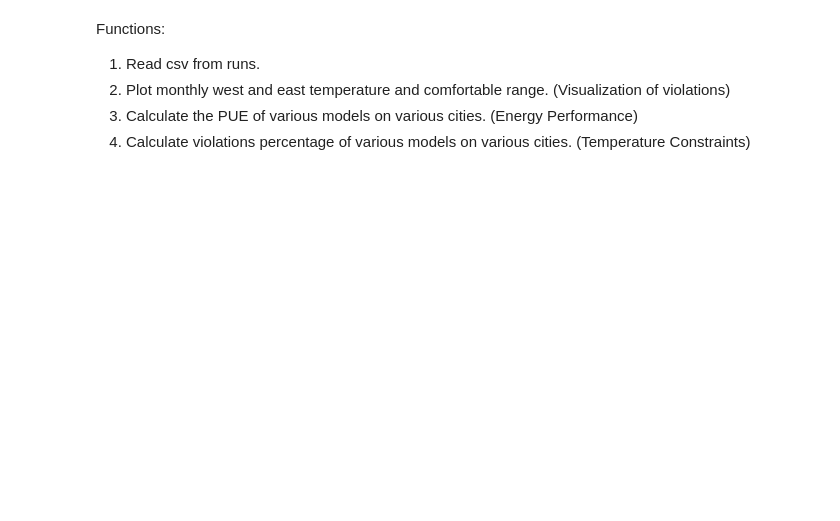
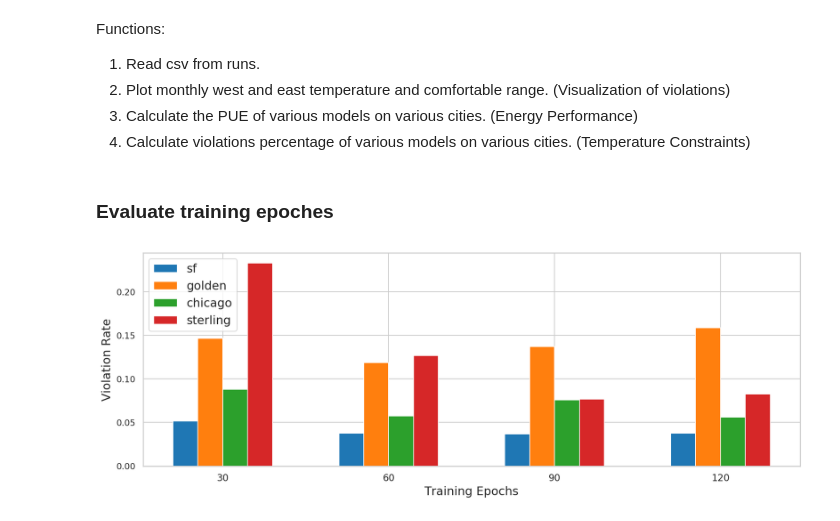
Before and after one commit to vermouth1992/mbrl-hvac, a Jupyter notebook: rl-testbed-for-energyplus/performance.ipynb, the cells around one changed output. Drawn from its saved outputs; the diff is of its cells as text; code cells hidden in the pictures; blank space fills up the shorter version.

Commit message:
figures

```diff
--- a/rl-testbed-for-energyplus/performance.ipynb
+++ b/rl-testbed-for-energyplus/performance.ipynb
@@ -47,3 +51,5 @@ Functions:
 2. Plot monthly west and east temperature and comfortable range. (Visualization of violations)
 3. Calculate the PUE of various models on various cities. (Energy Performance)
 4. Calculate violations percentage of various models on various cities. (Temperature Constraints)
+# %%
+cities = ['sf', 'golden', 'chicago', 'sterling']
@@ -49,0 +86,16 @@ Functions:
+# %%
+def violation_rate(data_frame, temperature_center=23.5, temperature_tolerance=1.5,
+                  start_index=0, num_days=30):
+    end_index = start_index + num_days
+    two_month = data_frame[start_index*96:end_index*96]
+    west_temperature = two_month['west_temperature'].values
+    east_temperature = two_month['east_temperature'].values
+    upper_bound = temperature_center + temperature_tolerance
+    lower_bound = temperature_center - temperature_tolerance
+    west_temp_violation = np.logical_or(west_temperature > upper_bound,
+                                        west_temperature < lower_bound)
+    east_temp_violations = np.logical_or(east_temperature > upper_bound,
+                                        east_temperature < lower_bound)
+    total_violations = np.logical_or(west_temp_violation, east_temp_violations)
+    violation_rate = np.sum(total_violations) / total_violations.shape[0]
+    return violation_rate
@@ -49,0 +120,30 @@ Functions:
+# %%
+def plot_bar(data, x_label, y_label, x_ticks, width=0.15, figsize=(15, 5)):
+    """
+    data: a dictionary map from 4 cities to data
+    """
+    fig, ax = plt.subplots(figsize=figsize)
+    ind = np.arange(len(data['sf']))
+    ax.bar(ind - width/2 * 3, data['sf'], width, label='sf')
+    ax.bar(ind - width/2, data['golden'], width, label='golden')
+    ax.bar(ind + width/2, data['chicago'], width, label='chicago')
+    ax.bar(ind + width/2 * 3, data['sterling'], width, label='sterling')
+    ax.set_ylabel(y_label)
+    ax.set_xticks(ind)
+    ax.set_xlabel(x_label)
+    ax.set_xticklabels(x_ticks)
+    ax.legend()
+# %% [markdown]
+### Evaluate training epoches
+# %%
+training_epochs = [30, 60, 90, 120]
+data = {}
+for city in cities:
+    data[city] = []
+    for start_index in [30, 60, 90, 120]:
+        data[city].append(violation_rate(ppo_data_frame[city], start_index=start_index))
+
+plot_bar(data, 'Training Epochs', 'Violation Rate', training_epochs, width=0.15,
+        figsize=(15, 5))
+# %% [output]
+[figure, added]
```
Also changed, not shown: parts of 33 cells of this notebook, 1 other file.
